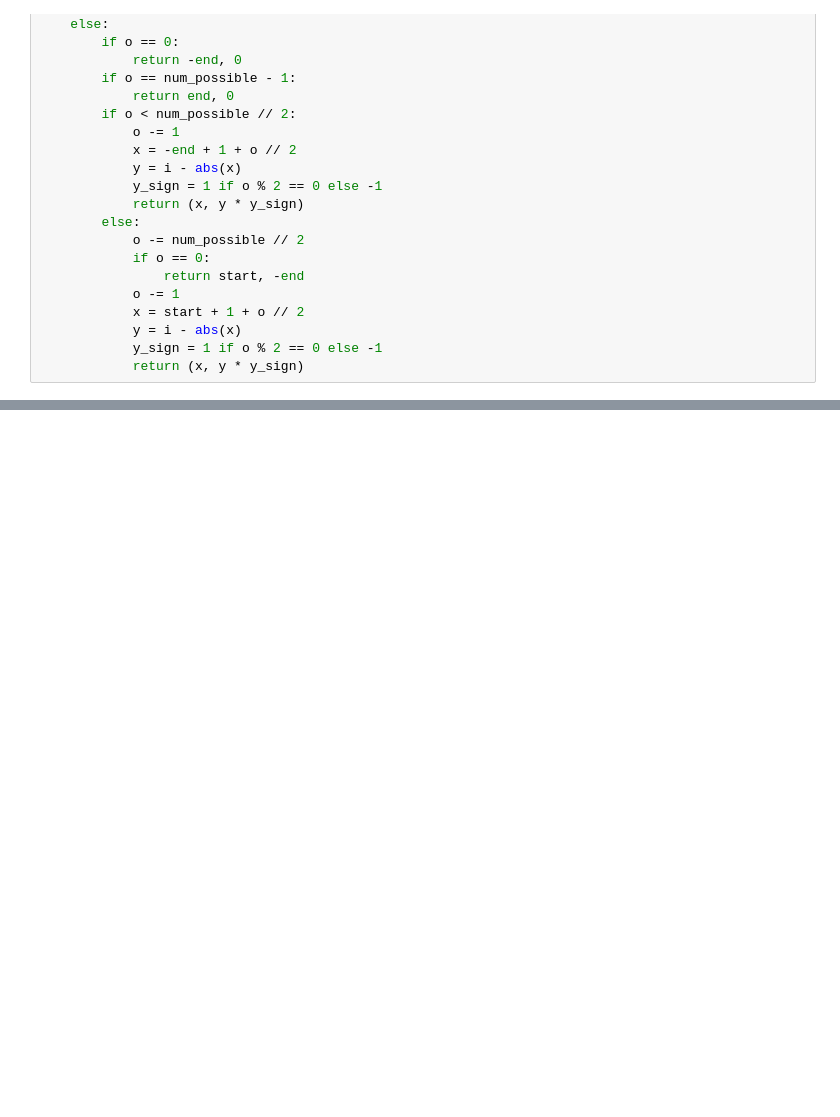
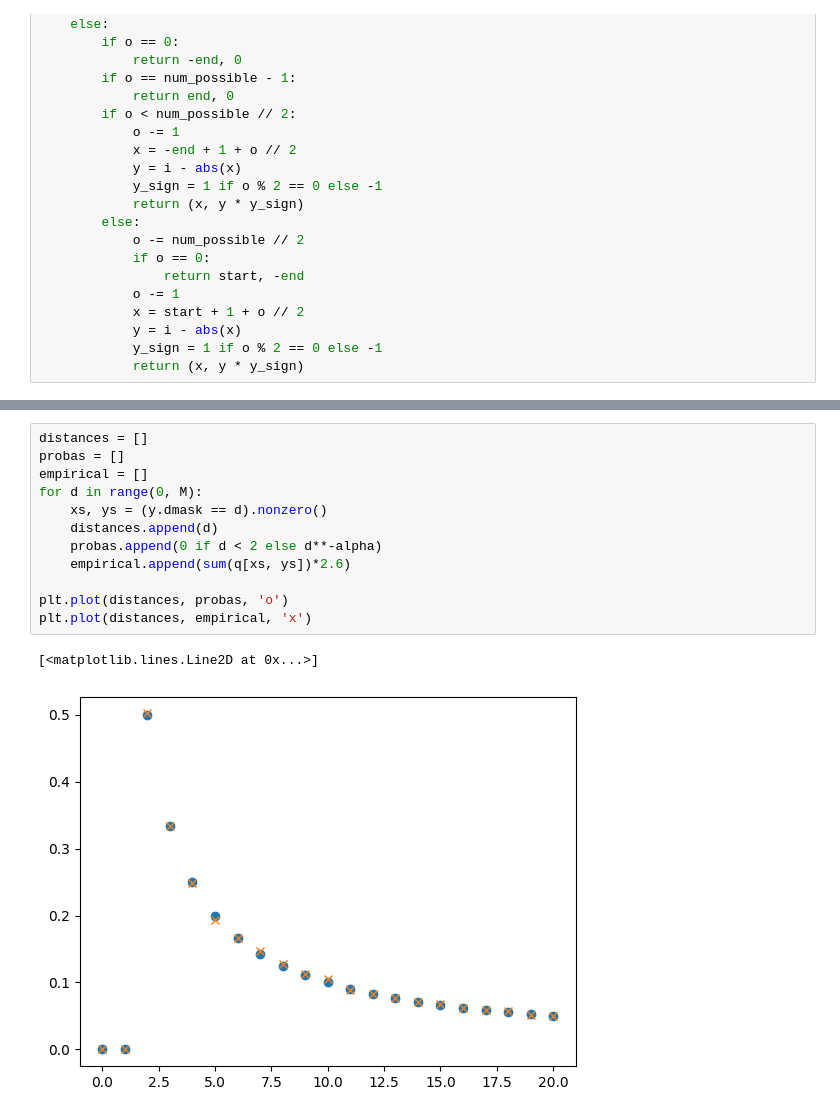
Before and after one commit to ricsi98/utvalasztas_verseny, a Jupyter notebook: poc_fast.ipynb, the cells around one changed output, grey strips where cells are left out. Saved outputs shown, nothing was run; the diff lists cells and outputs as text; blank space fills up the shorter version.

```diff
--- a/poc_fast.ipynb
+++ b/poc_fast.ipynb
@@ -79,0 +213,15 @@ def generate_offset(n, i, o):
+# %%
+distances = []
+probas = []
+empirical = []
+for d in range(0, M):
+    xs, ys = (y.dmask == d).nonzero()
+    distances.append(d)
+    probas.append(0 if d < 2 else d**-alpha)
+    empirical.append(sum(q[xs, ys])*2.6)
+
+plt.plot(distances, probas, 'o')
+plt.plot(distances, empirical, 'x')
+# %% [output]
+[<matplotlib.lines.Line2D at 0x...>]
+[figure, added]
```
Also changed, not shown: parts of 9 cells of this notebook, 1 other file.
